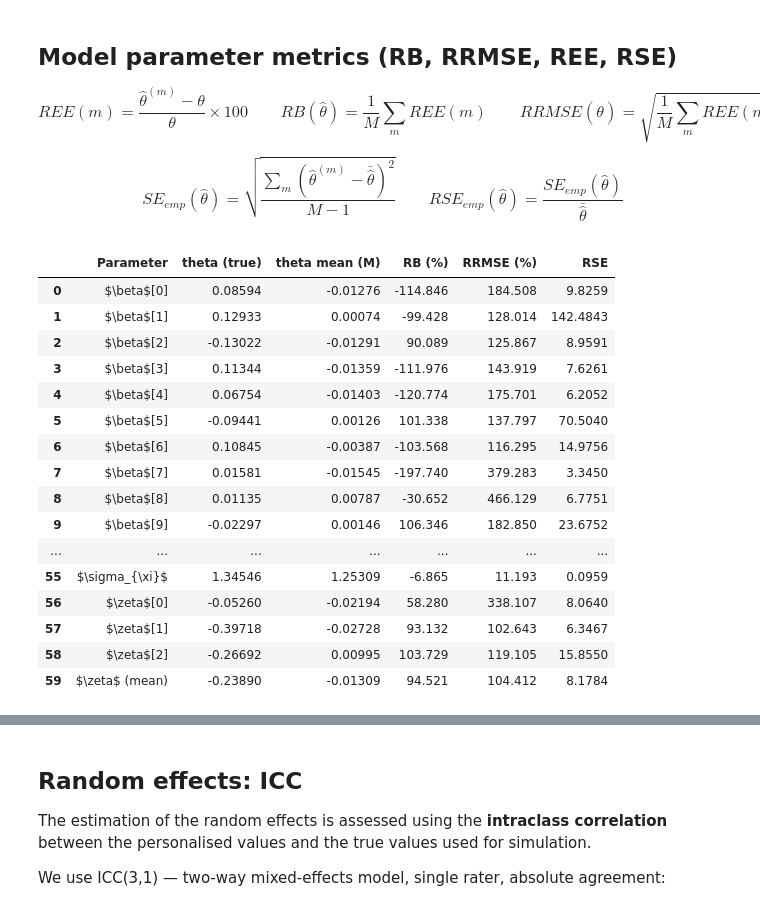
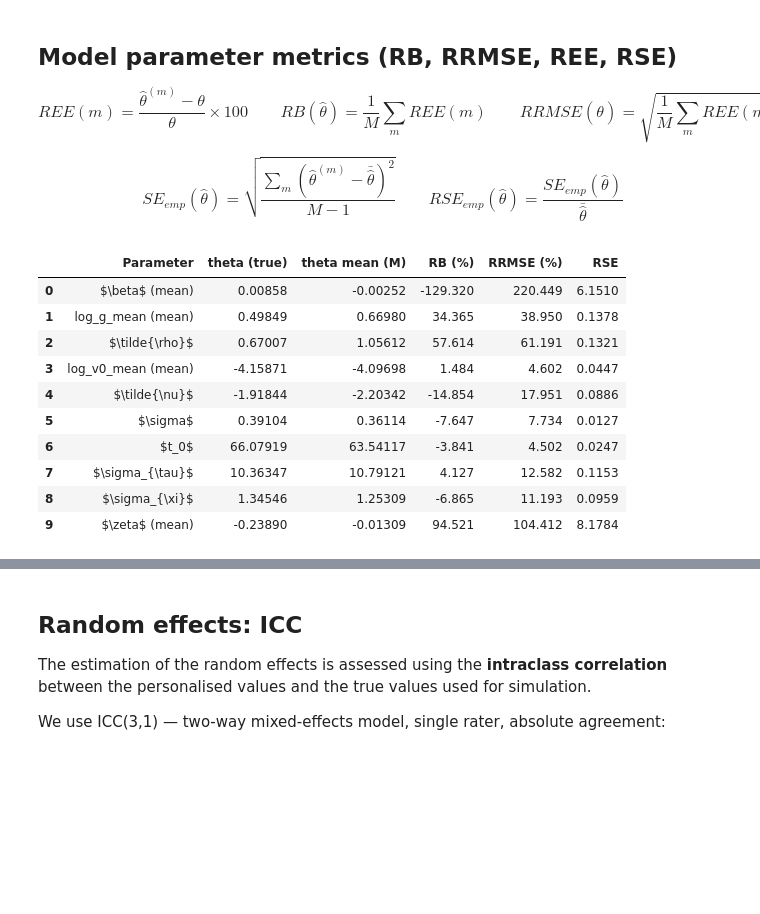
Before and after one commit to JeanJNMV/leaspy-JointSimulation, a Jupyter notebook: notebooks/3. Paper's Pipeline.ipynb, the cells around one changed output, grey strips where cells are left out. Cells and saved outputs as stored; diff of their text form; code cells hidden in the pictures; blank space fills up the shorter version.

```diff
--- a/notebooks/3. Paper's Pipeline.ipynb
+++ b/notebooks/3. Paper's Pipeline.ipynb
@@ -240,83 +242,63 @@ PARAM_LABELS = {
     "betas_mean":    r"$\beta$",
     "zeta_mean":     r"$\zeta$",
 }
 
 summary_rows = []
 ree_dict     = {}
 ree_groups   = {}  # {param_name: {label: ree_array}}
 
 for param_name, theta_true_arr in theta_true.items():
     theta_true_flat = np.atleast_1d(np.array(theta_true_arr).ravel())
 
     # Collect estimates from each simulation
     hats_list = [
         np.atleast_1d(np.array(r[param_name]).ravel())
         for r in results["pop_params"]
         if param_name in r
     ]
     if not hats_list:
         continue
     hats_mat = np.array(hats_list)   # (M_actual, d)
 
     label_base = PARAM_LABELS.get(param_name, param_name)
 
-    for comp_idx in range(len(theta_true_flat)):
-        t = float(theta_true_flat[comp_idx])
+    if len(theta_true_flat) == 1:
+        t = float(theta_true_flat[0])
         if abs(t) < 1e-10:
-            continue   # avoid division by zero for near-zero true values
+            continue
+        hat_vec = hats_mat[:, 0]
+        label = label_base
+    else:
+        t = float(theta_true_flat.mean())
+        if abs(t) < 1e-10:
+            continue
+        hat_vec = hats_mat.mean(axis=1)
+        label = f"{label_base} (mean)"
 
-        hat_vec = hats_mat[:, comp_idx]
-        label   = f"{label_base}[{comp_idx}]" if len(theta_true_flat) > 1 else label_base
-
-        mets = compute_metrics(t, hat_vec)
-        summary_rows.append({
-            "Parameter":    label,
-            "theta (true)":     round(t, 5),
-            "theta mean (M)":  round(float(hat_vec.mean()), 5),
-            "RB (%)":       round(mets["RB"],    3),
-            "RRMSE (%)":    round(mets["RRMSE"], 3),
-            "RSE":          round(mets["RSE"],   4),
-        })
-        ree_dict[label] = mets["REE"]
-        ree_groups.setdefault(param_name, {})[label] = mets["REE"]
-
-    # Add an aggregated row for multi-component parameters
-    if len(theta_true_flat) > 1:
-        t_mean = float(theta_true_flat.mean())
-        if abs(t_mean) >= 1e-10:
-            hat_mean_vec = hats_mat.mean(axis=1)
-            label_mean = f"{label_base} (mean)"
-
-            mets_mean = compute_metrics(t_mean, hat_mean_vec)
-            summary_rows.append({
-                "Parameter":    label_mean,
-                "theta (true)":     round(t_mean, 5),
-                "theta mean (M)":  round(float(hat_mean_vec.mean()), 5),
-                "RB (%)":       round(mets_mean["RB"],    3),
-                "RRMSE (%)":    round(mets_mean["RRMSE"], 3),
-                "RSE":          round(mets_mean["RSE"],   4),
-            })
-            ree_dict[label_mean] = mets_mean["REE"]
-            ree_groups.setdefault(param_name, {})[label_mean] = mets_mean["REE"]
+    mets = compute_metrics(t, hat_vec)
+    summary_rows.append({
+        "Parameter":       label,
+        "theta (true)":    round(t, 5),
+        "theta mean (M)":  round(float(hat_vec.mean()), 5),
+        "RB (%)":          round(mets["RB"],    3),
+        "RRMSE (%)":       round(mets["RRMSE"], 3),
+        "RSE":             round(mets["RSE"],   4),
+    })
+    ree_dict[label] = mets["REE"]
+    ree_groups.setdefault(param_name, {})[label] = mets["REE"]
 
 df_metrics = pd.DataFrame(summary_rows)
 display(df_metrics)
 # %% [output]
 |  | Parameter | theta (true) | theta mean (M) | RB (%) | RRMSE (%) | RSE |
-| 0 | $\beta$[0] | 0.08594 | -0.01276 | -114.846 | 184.508 | 9.8259 |
-| 1 | $\beta$[1] | 0.12933 | 0.00074 | -99.428 | 128.014 | 142.4843 |
-| 2 | $\beta$[2] | -0.13022 | -0.01291 | 90.089 | 125.867 | 8.9591 |
-| 3 | $\beta$[3] | 0.11344 | -0.01359 | -111.976 | 143.919 | 7.6261 |
-| 4 | $\beta$[4] | 0.06754 | -0.01403 | -120.774 | 175.701 | 6.2052 |
-| 5 | $\beta$[5] | -0.09441 | 0.00126 | 101.338 | 137.797 | 70.5040 |
-| 6 | $\beta$[6] | 0.10845 | -0.00387 | -103.568 | 116.295 | 14.9756 |
-| 7 | $\beta$[7] | 0.01581 | -0.01545 | -197.740 | 379.283 | 3.3450 |
-| 8 | $\beta$[8] | 0.01135 | 0.00787 | -30.652 | 466.129 | 6.7751 |
-| 9 | $\beta$[9] | -0.02297 | 0.00146 | 106.346 | 182.850 | 23.6752 |
-| ... | ... | ... | ... | ... | ... | ... |
-| 55 | $\sigma_{\xi}$ | 1.34546 | 1.25309 | -6.865 | 11.193 | 0.0959 |
-| 56 | $\zeta$[0] | -0.05260 | -0.02194 | 58.280 | 338.107 | 8.0640 |
-| 57 | $\zeta$[1] | -0.39718 | -0.02728 | 93.132 | 102.643 | 6.3467 |
-| 58 | $\zeta$[2] | -0.26692 | 0.00995 | 103.729 | 119.105 | 15.8550 |
-| 59 | $\zeta$ (mean) | -0.23890 | -0.01309 | 94.521 | 104.412 | 8.1784 |
+| 0 | $\beta$ (mean) | 0.00858 | -0.00252 | -129.320 | 220.449 | 6.1510 |
+| 1 | log_g_mean (mean) | 0.49849 | 0.66980 | 34.365 | 38.950 | 0.1378 |
+| 2 | $\tilde{\rho}$ | 0.67007 | 1.05612 | 57.614 | 61.191 | 0.1321 |
+| 3 | log_v0_mean (mean) | -4.15871 | -4.09698 | 1.484 | 4.602 | 0.0447 |
+| 4 | $\tilde{\nu}$ | -1.91844 | -2.20342 | -14.854 | 17.951 | 0.0886 |
+| 5 | $\sigma$ | 0.39104 | 0.36114 | -7.647 | 7.734 | 0.0127 |
+| 6 | $t_0$ | 66.07919 | 63.54117 | -3.841 | 4.502 | 0.0247 |
+| 7 | $\sigma_{\tau}$ | 10.36347 | 10.79121 | 4.127 | 12.582 | 0.1153 |
+| 8 | $\sigma_{\xi}$ | 1.34546 | 1.25309 | -6.865 | 11.193 | 0.0959 |
+| 9 | $\zeta$ (mean) | -0.23890 | -0.01309 | 94.521 | 104.412 | 8.1784 |
 # %%
```
Also changed, not shown: parts of 2 cells of this notebook, 6 other files.
